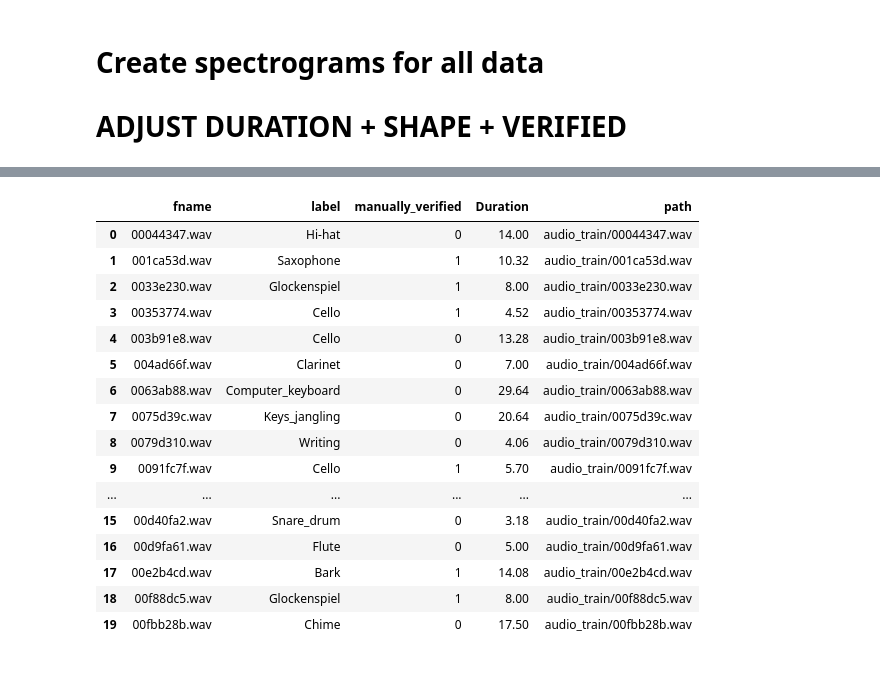
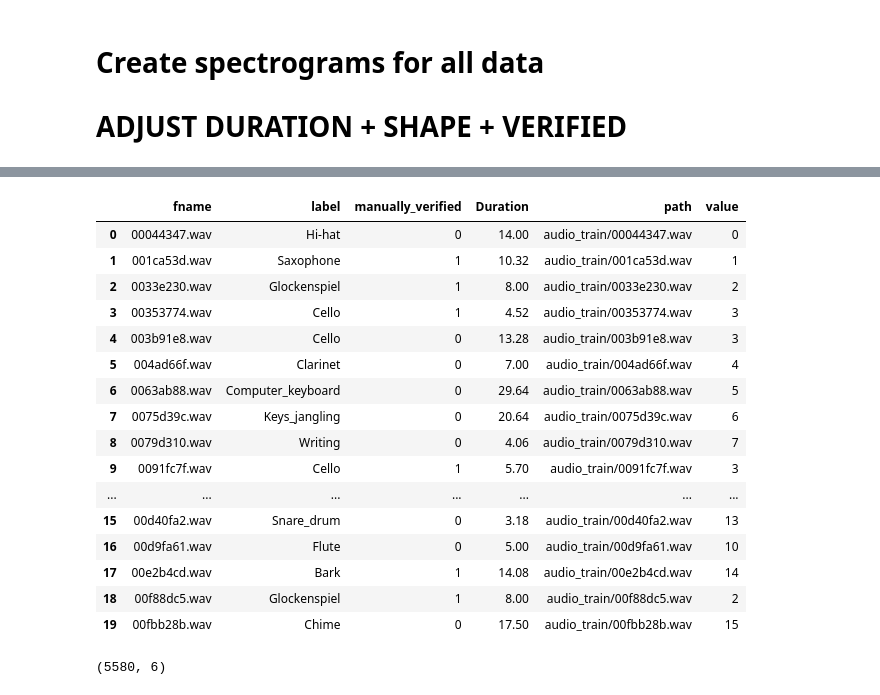
Before and after one commit to nvgopal/DS3_Audio_Reg, a Jupyter notebook: AudioClassification.ipynb, the cells around one changed output, grey strips where cells are left out. Saved outputs shown, nothing was run; the diff lists cells and outputs as text; code cells hidden in the pictures.

```diff
--- a/AudioClassification.ipynb
+++ b/AudioClassification.ipynb
@@ -67,21 +70,34 @@ librosa.display.specshow(ps, y_axis='mel', x_axis='time')
+# %%
+valid_data['path'] = 'audio_train/' + valid_data['fname']
+
+# Select verified audio
+#valid_data = valid_data.loc[valid_data['manually_verified'] == 1]
+
+# Add numerical values
+valid_data['value'] = pd.factorize(valid_data.label)[0]
+
+valid_data.head(20)
+# %% [output]
+|  | fname | label | manually_verified | Duration | path | value |
+| 0 | 00044347.wav | Hi-hat | 0 | 14.00 | audio_train/00044347.wav | 0 |
+| 1 | 001ca53d.wav | Saxophone | 1 | 10.32 | audio_train/001ca53d.wav | 1 |
+| 2 | 0033e230.wav | Glockenspiel | 1 | 8.00 | audio_train/0033e230.wav | 2 |
+| 3 | 00353774.wav | Cello | 1 | 4.52 | audio_train/00353774.wav | 3 |
+| 4 | 003b91e8.wav | Cello | 0 | 13.28 | audio_train/003b91e8.wav | 3 |
+| 5 | 004ad66f.wav | Clarinet | 0 | 7.00 | audio_train/004ad66f.wav | 4 |
+| 6 | 0063ab88.wav | Computer_keyboard | 0 | 29.64 | audio_train/0063ab88.wav | 5 |
+| 7 | 0075d39c.wav | Keys_jangling | 0 | 20.64 | audio_train/0075d39c.wav | 6 |
+| 8 | 0079d310.wav | Writing | 0 | 4.06 | audio_train/0079d310.wav | 7 |
+| 9 | 0091fc7f.wav | Cello | 1 | 5.70 | audio_train/0091fc7f.wav | 3 |
+| ... | ... | ... | ... | ... | ... | ... |
+| 15 | 00d40fa2.wav | Snare_drum | 0 | 3.18 | audio_train/00d40fa2.wav | 13 |
+| 16 | 00d9fa61.wav | Flute | 0 | 5.00 | audio_train/00d9fa61.wav | 10 |
+| 17 | 00e2b4cd.wav | Bark | 1 | 14.08 | audio_train/00e2b4cd.wav | 14 |
+| 18 | 00f88dc5.wav | Glockenspiel | 1 | 8.00 | audio_train/00f88dc5.wav | 2 |
+| 19 | 00fbb28b.wav | Chime | 0 | 17.50 | audio_train/00fbb28b.wav | 15 |
+# %%
+valid_data.shape
+# %% [output]
+(5580, 6)
 # %%
-valid_data['path'] = 'audio_train/' + valid_data['fname']
-valid_data.head(20)
+#new = valid_data.head(20)
-# %% [output]
-|  | fname | label | manually_verified | Duration | path |
-| 0 | 00044347.wav | Hi-hat | 0 | 14.00 | audio_train/00044347.wav |
-| 1 | 001ca53d.wav | Saxophone | 1 | 10.32 | audio_train/001ca53d.wav |
-| 2 | 0033e230.wav | Glockenspiel | 1 | 8.00 | audio_train/0033e230.wav |
-| 3 | 00353774.wav | Cello | 1 | 4.52 | audio_train/00353774.wav |
-| 4 | 003b91e8.wav | Cello | 0 | 13.28 | audio_train/003b91e8.wav |
-| 5 | 004ad66f.wav | Clarinet | 0 | 7.00 | audio_train/004ad66f.wav |
-| 6 | 0063ab88.wav | Computer_keyboard | 0 | 29.64 | audio_train/0063ab88.wav |
-| 7 | 0075d39c.wav | Keys_jangling | 0 | 20.64 | audio_train/0075d39c.wav |
-| 8 | 0079d310.wav | Writing | 0 | 4.06 | audio_train/0079d310.wav |
-| 9 | 0091fc7f.wav | Cello | 1 | 5.70 | audio_train/0091fc7f.wav |
-| ... | ... | ... | ... | ... | ... |
-| 15 | 00d40fa2.wav | Snare_drum | 0 | 3.18 | audio_train/00d40fa2.wav |
-| 16 | 00d9fa61.wav | Flute | 0 | 5.00 | audio_train/00d9fa61.wav |
-| 17 | 00e2b4cd.wav | Bark | 1 | 14.08 | audio_train/00e2b4cd.wav |
-| 18 | 00f88dc5.wav | Glockenspiel | 1 | 8.00 | audio_train/00f88dc5.wav |
-| 19 | 00fbb28b.wav | Chime | 0 | 17.50 | audio_train/00fbb28b.wav |
```
Also changed, not shown: parts of 14 cells of this notebook.
